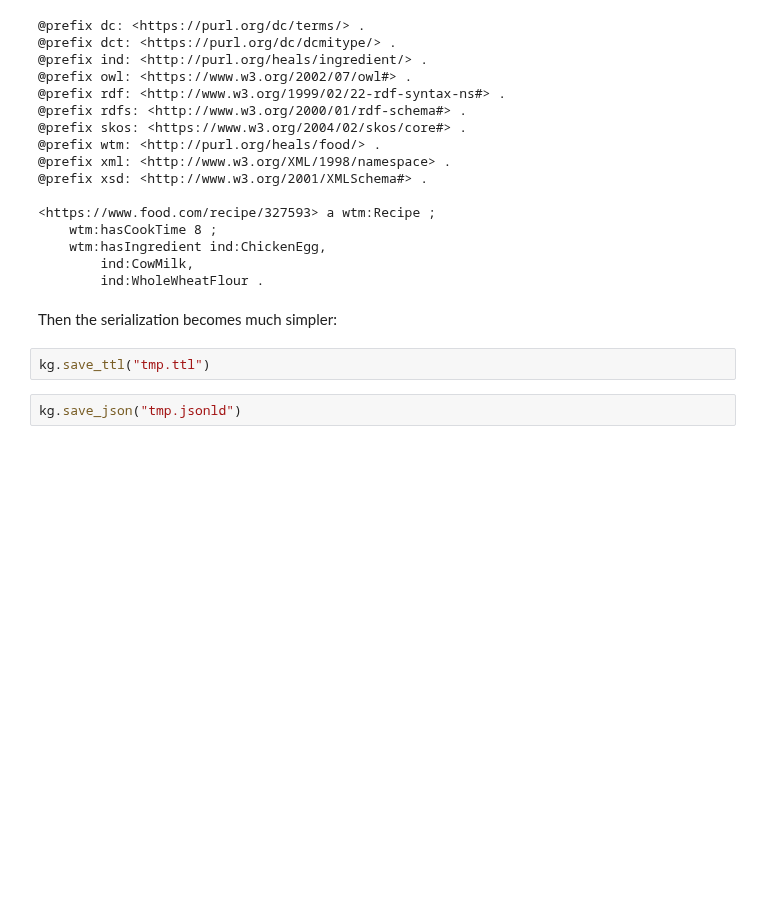
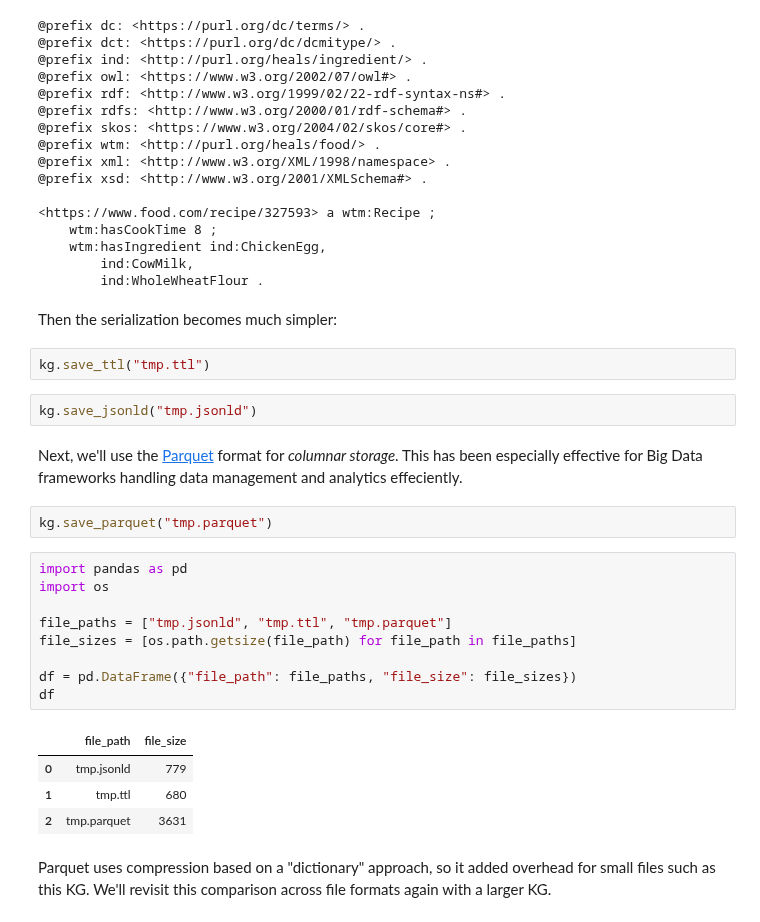
Before and after one commit to DerwenAI/kglab, a Jupyter notebook: ex01_2.ipynb, the cells around one changed output. Saved outputs shown, nothing was run; the diff lists cells and outputs as text; blank space fills up the shorter version.

Commit message:
Parquet support

```diff
--- a/ex01_2.ipynb
+++ b/ex01_2.ipynb
@@ -61,4 +61,26 @@ Then the serialization becomes much simpler:
 # %%
 kg.save_ttl("tmp.ttl")
 # %%
-kg.save_json("tmp.jsonld")
+kg.save_jsonld("tmp.jsonld")
+# %% [markdown]
+Next, we'll use the [Parquet](https://parquet.apache.org/) format for *columnar storage*.
+This has been especially effective for Big Data frameworks handling data management and analytics effeciently.
+# %%
+kg.save_parquet("tmp.parquet")
+# %%
+import pandas as pd
+import os
+
+file_paths = ["tmp.jsonld", "tmp.ttl", "tmp.parquet"]
+file_sizes = [os.path.getsize(file_path) for file_path in file_paths]
+
+df = pd.DataFrame({"file_path": file_paths, "file_size": file_sizes})
+df
+# %% [output]
+|  | file_path | file_size |
+| 0 | tmp.jsonld | 779 |
+| 1 | tmp.ttl | 680 |
+| 2 | tmp.parquet | 3631 |
+# %% [markdown]
+Parquet uses compression based on a "dictionary" approach, so it added overhead for small files such as this KG.
+We'll revisit this comparison across file formats again with a larger KG.
```
Also changed, not shown: parts of 1 cell of this notebook, 10 other files.
